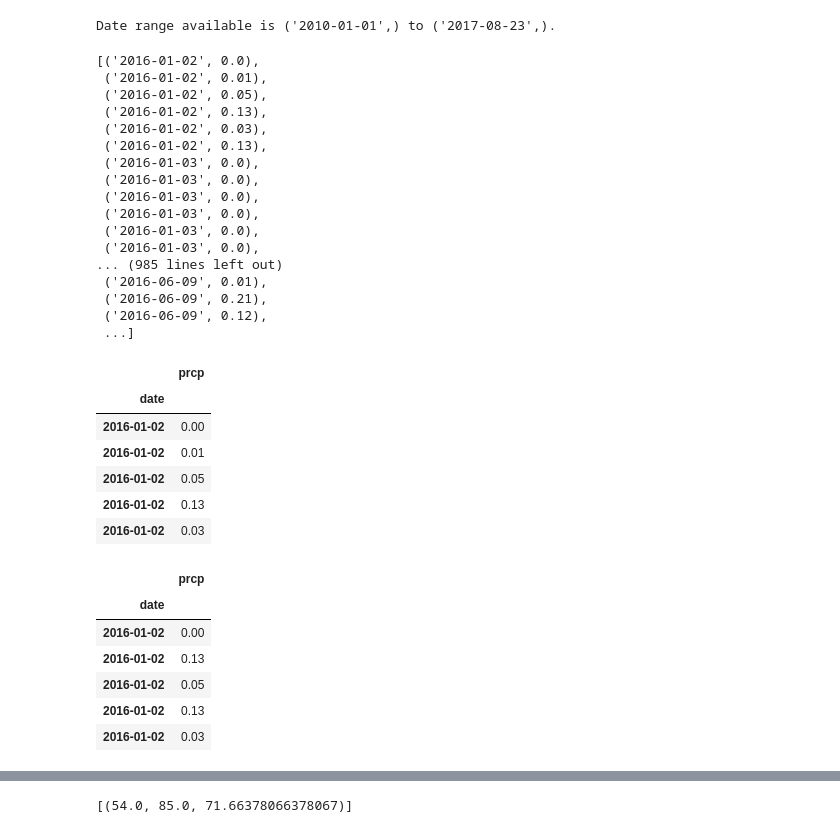
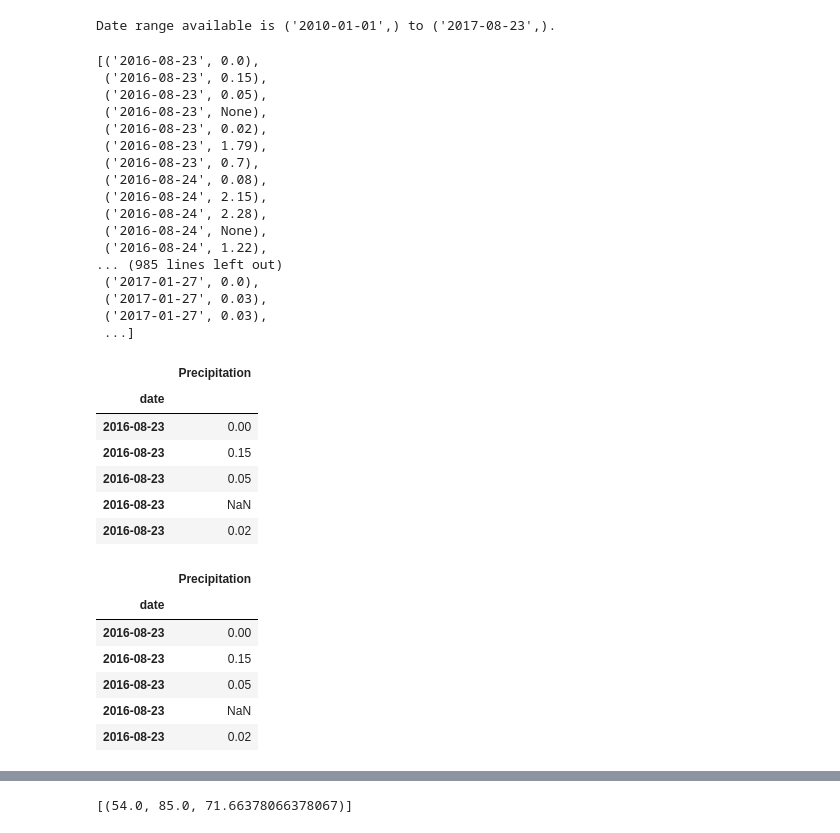
Before and after one commit to robert-rd-wood/Homework-10, a Jupyter notebook: climate.ipynb, the cells around one changed output, grey strips where cells are left out. Cells and saved outputs as stored; diff of their text form; code cells hidden in the pictures.

```diff
--- a/climate.ipynb
+++ b/climate.ipynb
@@ -79,59 +78,59 @@ Date range available is ('2010-01-01',) to ('2017-08-23',).
 
 # Save dates for today and one year ago
 # Note: Since the data available is through mid-2017, we will use 1/1/16-12/31/16 as our year range
-query_date = dt.date(2016, 12, 31)
+query_date = dt.date(2017, 8, 23)
 
 # Calculate the date 1 year ago from the last data point in the database
 year_ago = query_date - dt.timedelta(days=365)
 
 # Perform a query to retrieve the data and precipitation scores
 prcp = session.query(Measurement.date, Measurement.prcp).\
-    filter(Measurement.date > year_ago).\
+    filter(Measurement.date >= year_ago).\
     filter(Measurement.date <= query_date).\
     order_by(Measurement.date).all()
 
 prcp
 # %% [output]
-[('2016-01-02', 0.0),
- ('2016-01-02', 0.01),
- ('2016-01-02', 0.05),
- ('2016-01-02', 0.13),
- ('2016-01-02', 0.03),
- ('2016-01-02', 0.13),
- ('2016-01-03', 0.0),
- ('2016-01-03', 0.0),
- ('2016-01-03', 0.0),
- ('2016-01-03', 0.0),
- ('2016-01-03', 0.0),
- ('2016-01-03', 0.0),
+[('2016-08-23', 0.0),
+ ('2016-08-23', 0.15),
+ ('2016-08-23', 0.05),
+ ('2016-08-23', None),
+ ('2016-08-23', 0.02),
+ ('2016-08-23', 1.79),
+ ('2016-08-23', 0.7),
+ ('2016-08-24', 0.08),
+ ('2016-08-24', 2.15),
+ ('2016-08-24', 2.28),
+ ('2016-08-24', None),
+ ('2016-08-24', 1.22),
 ... (985 lines left out)
- ('2016-06-09', 0.01),
- ('2016-06-09', 0.21),
- ('2016-06-09', 0.12),
+ ('2017-01-27', 0.0),
+ ('2017-01-27', 0.03),
+ ('2017-01-27', 0.03),
  ...]
 # %%
 # Save the query results as a Pandas DataFrame and set the index to the date column
 # Plot the Results in a Matplotlib bar chart
-prcp_df = pd.DataFrame(prcp, columns=['date', 'prcp'])
+prcp_df = pd.DataFrame(prcp, columns=['date', 'Precipitation'])
 prcp_df.set_index('date', inplace=True)
 prcp_df.head()
 # %% [output]
-|  | prcp |
+|  | Precipitation |
 | date |  |
-| 2016-01-02 | 0.00 |
-| 2016-01-02 | 0.01 |
-| 2016-01-02 | 0.05 |
-| 2016-01-02 | 0.13 |
-| 2016-01-02 | 0.03 |
+| 2016-08-23 | 0.00 |
+| 2016-08-23 | 0.15 |
+| 2016-08-23 | 0.05 |
+| 2016-08-23 | NaN |
+| 2016-08-23 | 0.02 |
 # %%
 # Sort the dataframe by date
 prcp_df.sort_index(inplace=True)
 prcp_df.head()
 # %% [output]
-|  | prcp |
+|  | Precipitation |
 | date |  |
-| 2016-01-02 | 0.00 |
-| 2016-01-02 | 0.13 |
-| 2016-01-02 | 0.05 |
-| 2016-01-02 | 0.13 |
-| 2016-01-02 | 0.03 |
+| 2016-08-23 | 0.00 |
+| 2016-08-23 | 0.15 |
+| 2016-08-23 | 0.05 |
+| 2016-08-23 | NaN |
+| 2016-08-23 | 0.02 |
```
Also changed, not shown: parts of 7 cells of this notebook.
